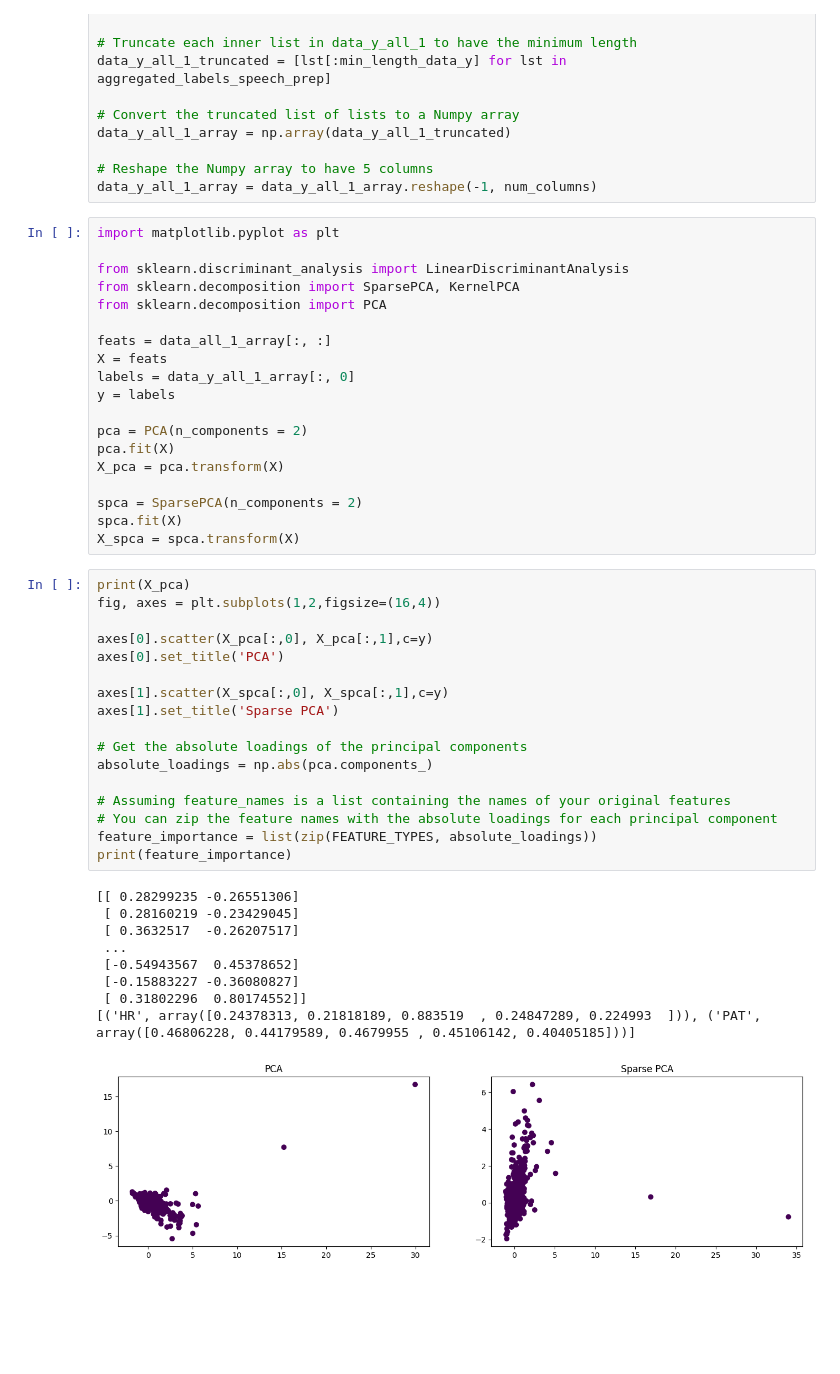
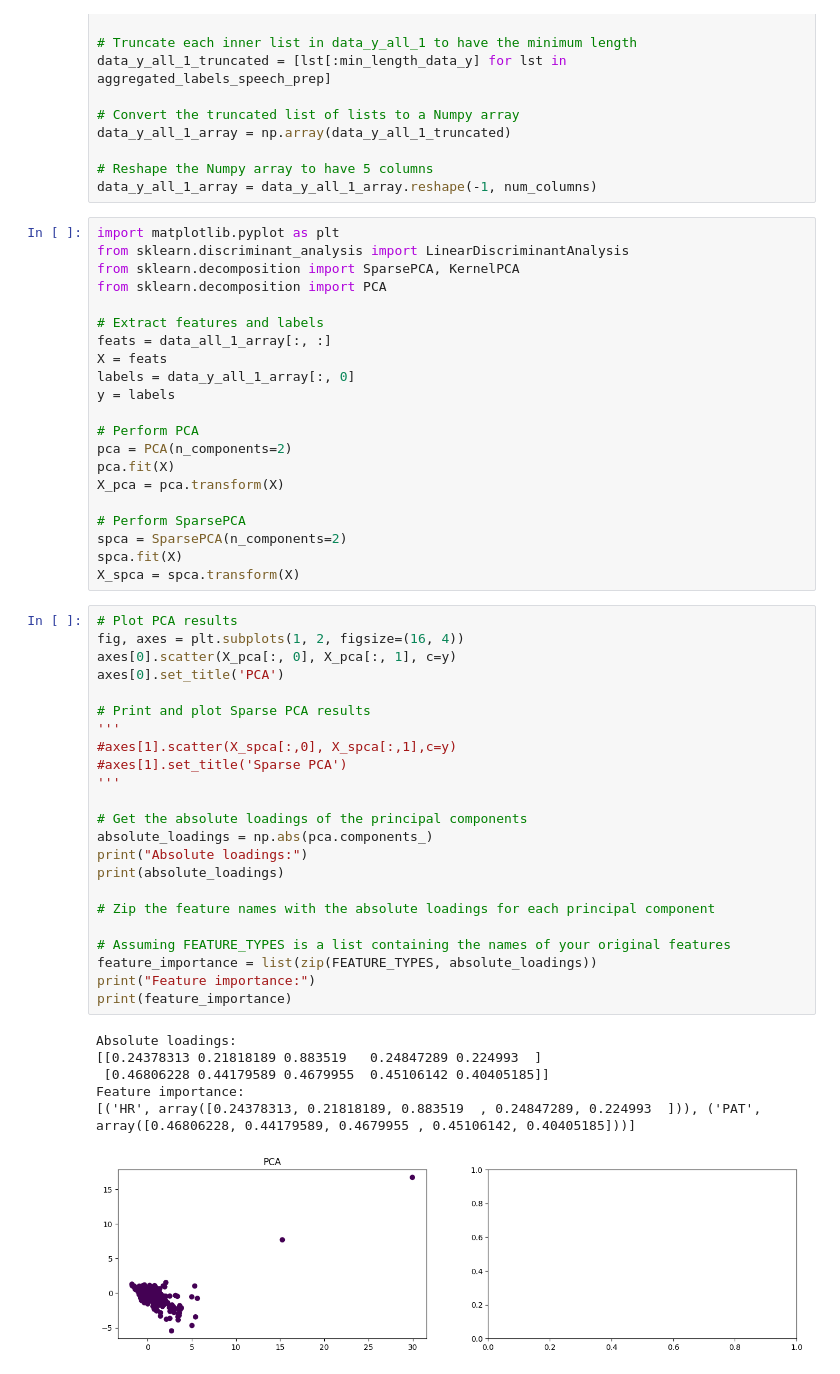
Before and after one commit to zhangster12/BMED-6517-Sp-24-Team-1, a Jupyter notebook: Clustering/mi_ht_cluster.ipynb, the cells around one changed output. Cells and saved outputs as stored; diff of their text form; blank space fills up the shorter version.

```diff
--- a/Clustering/mi_ht_cluster.ipynb
+++ b/Clustering/mi_ht_cluster.ipynb
@@ -250,50 +250,55 @@ data_y_all_1_array = np.array(data_y_all_1_truncated)
 data_y_all_1_array = data_y_all_1_array.reshape(-1, num_columns)
 # %%
 import matplotlib.pyplot as plt
-
 from sklearn.discriminant_analysis import LinearDiscriminantAnalysis
 from sklearn.decomposition import SparsePCA, KernelPCA
 from sklearn.decomposition import PCA
 
+# Extract features and labels
 feats = data_all_1_array[:, :]
 X = feats
 labels = data_y_all_1_array[:, 0]
 y = labels
 
-pca = PCA(n_components = 2)
+# Perform PCA
+pca = PCA(n_components=2)
 pca.fit(X)
 X_pca = pca.transform(X)
 
-spca = SparsePCA(n_components = 2)
+# Perform SparsePCA
+spca = SparsePCA(n_components=2)
 spca.fit(X)
 X_spca = spca.transform(X)
 # %%
-print(X_pca)
-fig, axes = plt.subplots(1,2,figsize=(16,4))
-
-axes[0].scatter(X_pca[:,0], X_pca[:,1],c=y)
+# Plot PCA results
+fig, axes = plt.subplots(1, 2, figsize=(16, 4))
+axes[0].scatter(X_pca[:, 0], X_pca[:, 1], c=y)
 axes[0].set_title('PCA')
 
-axes[1].scatter(X_spca[:,0], X_spca[:,1],c=y)
-axes[1].set_title('Sparse PCA')
+# Print and plot Sparse PCA results
+'''
+#axes[1].scatter(X_spca[:,0], X_spca[:,1],c=y)
+#axes[1].set_title('Sparse PCA')
+'''
 
 # Get the absolute loadings of the principal components
 absolute_loadings = np.abs(pca.components_)
+print("Absolute loadings:")
+print(absolute_loadings)
 
-# Assuming feature_names is a list containing the names of your original features
-# You can zip the feature names with the absolute loadings for each principal component
+# Zip the feature names with the absolute loadings for each principal component
+
+# Assuming FEATURE_TYPES is a list containing the names of your original features
 feature_importance = list(zip(FEATURE_TYPES, absolute_loadings))
+print("Feature importance:")
 print(feature_importance)
 # %% [output]
-[[ 0.28299235 -0.26551306]
- [ 0.28160219 -0.23429045]
- [ 0.3632517  -0.26207517]
- ...
- [-0.54943567  0.45378652]
- [-0.15883227 -0.36080827]
- [ 0.31802296  0.80174552]]
+Absolute loadings:
+[[0.24378313 0.21818189 0.883519   0.24847289 0.224993  ]
+ [0.46806228 0.44179589 0.4679955  0.45106142 0.40405185]]
+Feature importance:
 [('HR', array([0.24378313, 0.21818189, 0.883519  , 0.24847289, 0.224993  ])), ('PAT', array([0.46806228, 0.44179589, 0.4679955 , 0.45106142, 0.40405185]))]
-[figure, old version]
+[figure, new version]
 # %%
 from sklearn.cluster import KMeans
 
```
Also changed, not shown: parts of 1 cell of this notebook.
